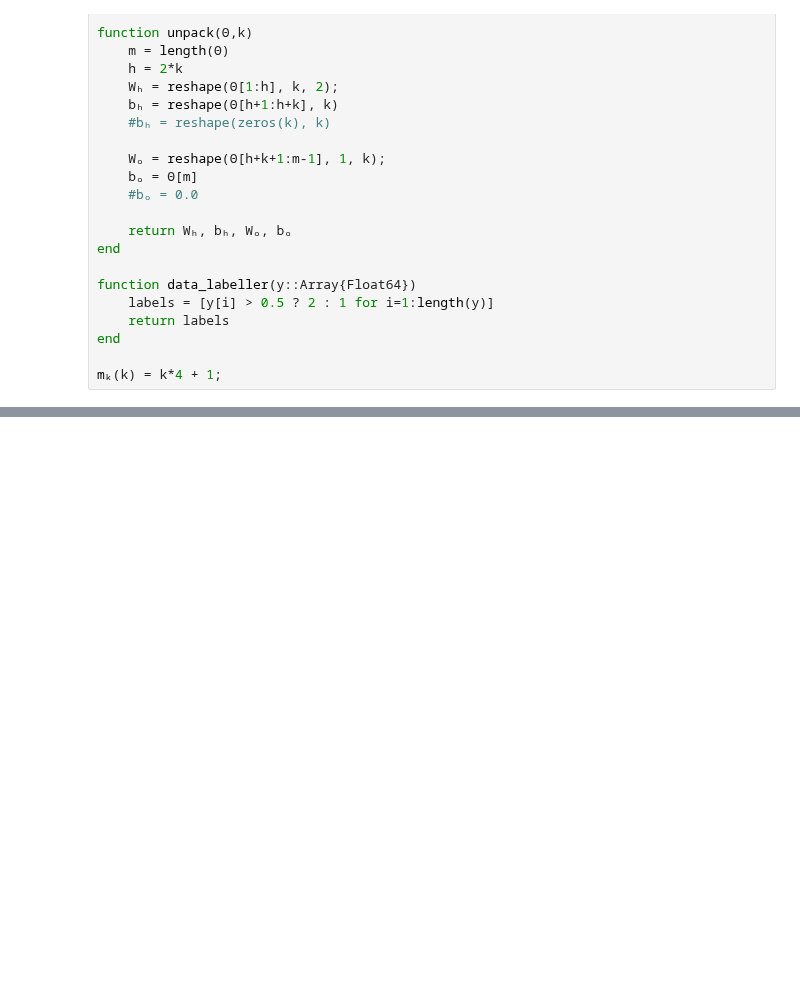
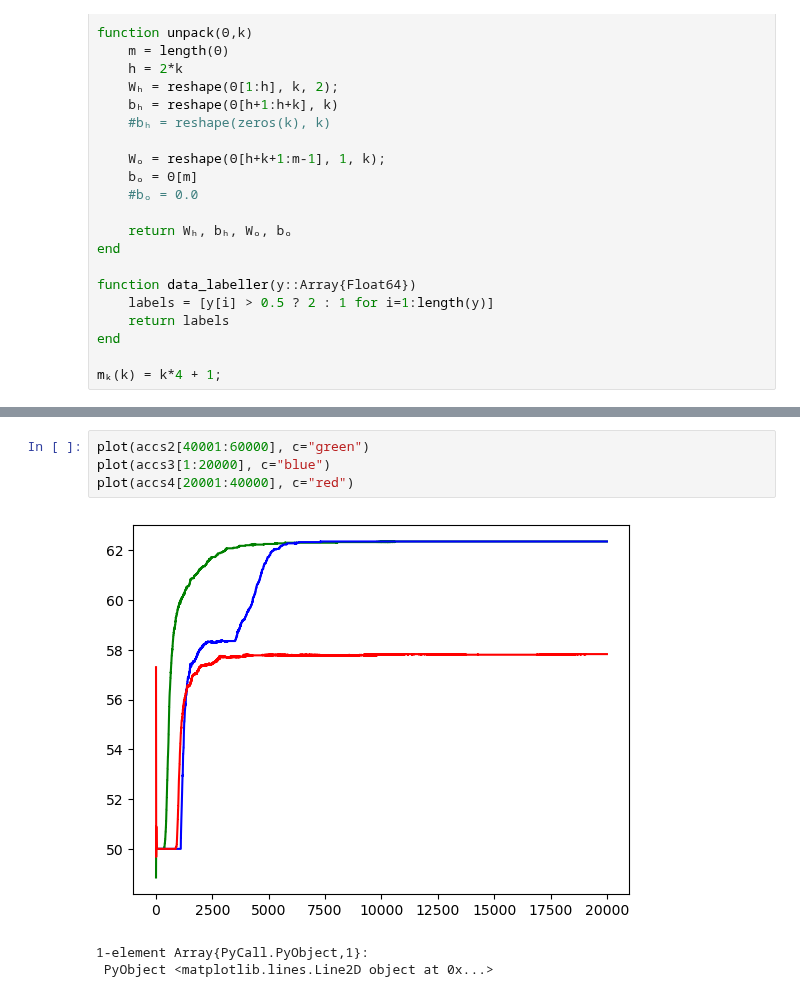
Before and after one commit to jberezow/RJMCMC, a Jupyter notebook: Thesis-FixedNetworks.ipynb, the cells around one changed output, grey strips where cells are left out. Cells and saved outputs as stored; diff of their text form; blank space fills up the shorter version.

```diff
--- a/Thesis-FixedNetworks.ipynb
+++ b/Thesis-FixedNetworks.ipynb
@@ -263,0 +237,8 @@ plot(accs)
+# %%
+plot(accs2[40001:60000], c="green")
+plot(accs3[1:20000], c="blue")
+plot(accs4[20001:40000], c="red")
+# %% [output]
+[figure, added]
+1-element Array{PyCall.PyObject,1}:
+ PyObject <matplotlib.lines.Line2D object at 0x...>
```
Also changed, not shown: parts of 12 cells of this notebook.
